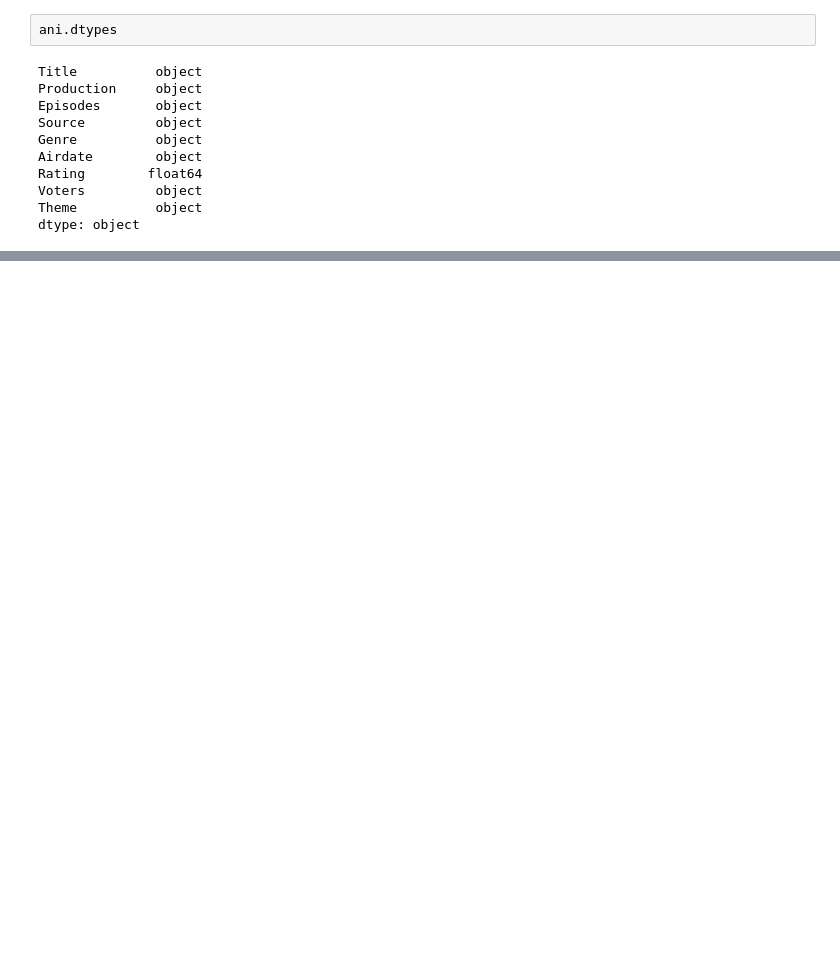
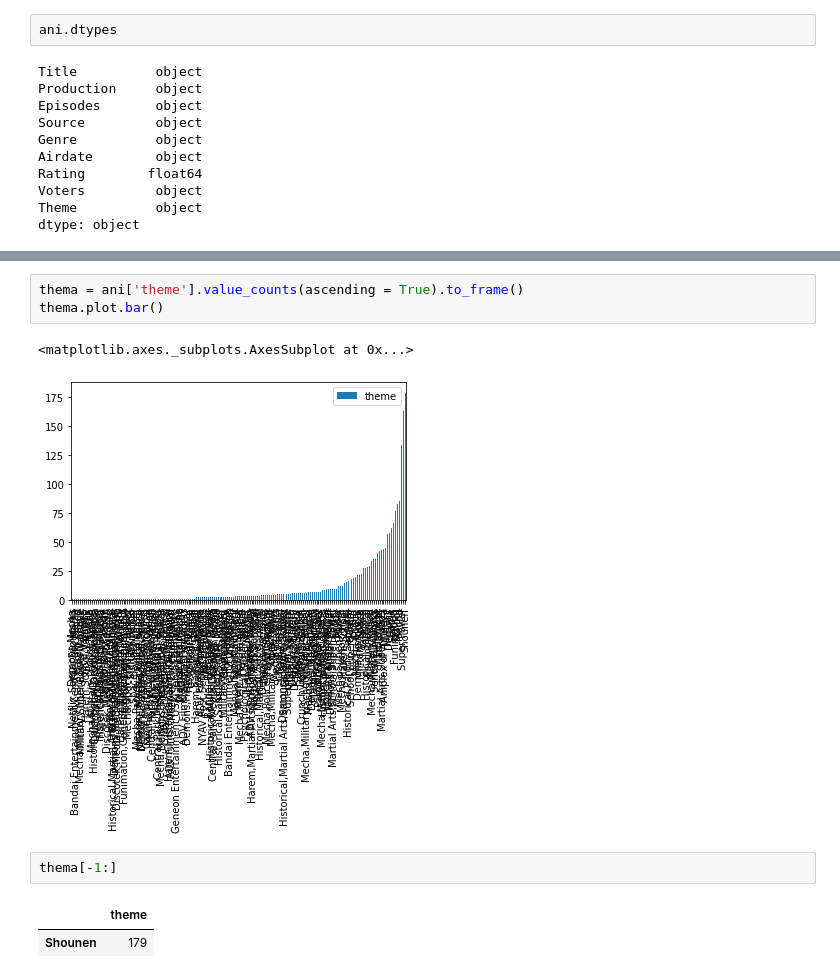
Before and after one commit to BeushevArtem/project, a Jupyter notebook: 16May.ipynb, the cells around one changed output, grey strips where cells are left out. Cells and saved outputs as stored; diff of their text form; blank space fills up the shorter version.

```diff
--- a/16May.ipynb
+++ b/16May.ipynb
@@ -39,0 +166,11 @@ ani.head()
+# %%
+thema = ani['theme'].value_counts(ascending = True).to_frame()
+thema.plot.bar()
+# %% [output]
+<matplotlib.axes._subplots.AxesSubplot at 0x...>
+[figure, added]
+# %%
+thema[-1:]
+# %% [output]
+|  | theme |
+| Shounen | 179 |
```
Also changed, not shown: parts of 18 cells of this notebook.
